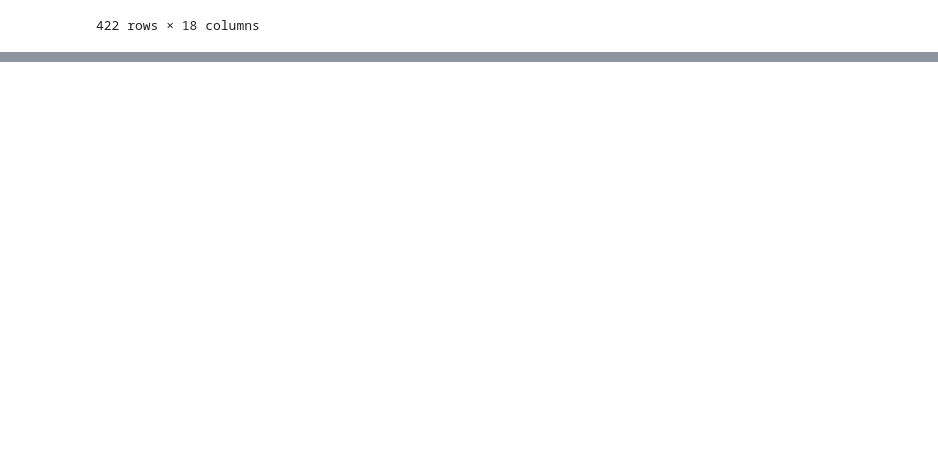
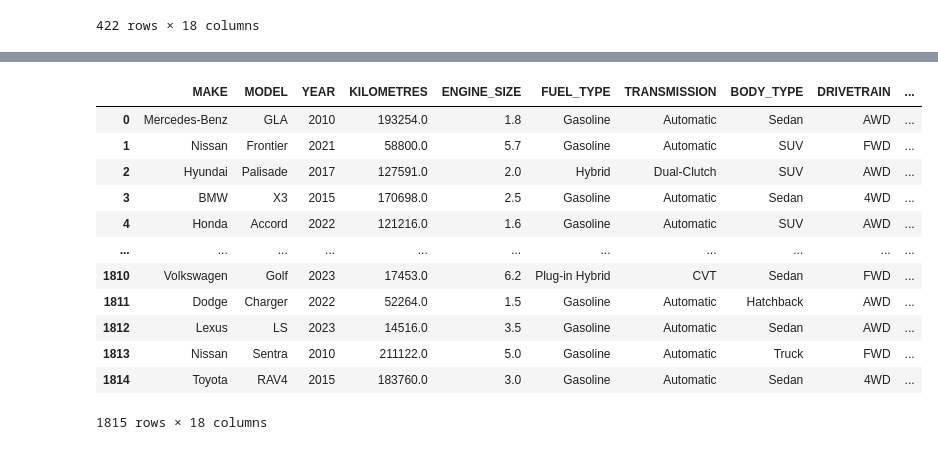
Before and after one commit to jaswanth424/MachineLearning, a Jupyter notebook: CarSalePrediction.ipynb, the cells around one changed output, grey strips where cells are left out. Saved outputs shown, nothing was run; the diff lists cells and outputs as text; code cells hidden in the pictures; blank space fills up the shorter version.

```diff
--- a/CarSalePrediction.ipynb
+++ b/CarSalePrediction.ipynb
@@ -71,3 +78,26 @@ df[df.isna().any(axis=1)]
 | 1799 | Mercedes-Benz | S-Class | 2011 | 189710.0 | 2.5 | Gasoline | Automatic | Wagon | AWD | ... |
 | 1801 | Hyundai | Sonata | 2020 | 75686.0 | 1.8 | Gasoline | Automatic | Sedan | FWD | ... |
 422 rows × 18 columns
+# %%
+# Make a copy of the dataframe
+df_cleaned = df.copy()
+
+# Identify numerical and categorical columns
+num_cols = df_cleaned.select_dtypes(include=['float64', 'int64']).columns
+cat_cols = df_cleaned.select_dtypes(include=['object', 'category']).columns
+
+# Impute numerical columns with their median
+for col in num_cols:
+    if df_cleaned[col].isnull().any():
+        median_val = df_cleaned[col].median()
+        df_cleaned[col] = df_cleaned[col].fillna(median_val)
+
+# Impute categorical columns with their mode
+for col in cat_cols:
+    if df_cleaned[col].isnull().any():
+        mode_val = df_cleaned[col].mode()[0]
+        df_cleaned[col] = df_cleaned[col].fillna(mode_val)
+
+# Verify that there are no remaining missing values
+print("Remaining missing values:")
+print(df_cleaned.isnull().sum())
@@ -73,0 +125,16 @@ df[df.isna().any(axis=1)]
+# %%
+display(df_cleaned)
+# %% [output]
+|  | MAKE | MODEL | YEAR | KILOMETRES | ENGINE_SIZE | FUEL_TYPE | TRANSMISSION | BODY_TYPE | DRIVETRAIN | ... |
+| 0 | Mercedes-Benz | GLA | 2010 | 193254.0 | 1.8 | Gasoline | Automatic | Sedan | AWD | ... |
+| 1 | Nissan | Frontier | 2021 | 58800.0 | 5.7 | Gasoline | Automatic | SUV | FWD | ... |
+| 2 | Hyundai | Palisade | 2017 | 127591.0 | 2.0 | Hybrid | Dual-Clutch | SUV | AWD | ... |
+| 3 | BMW | X3 | 2015 | 170698.0 | 2.5 | Gasoline | Automatic | Sedan | 4WD | ... |
+| 4 | Honda | Accord | 2022 | 121216.0 | 1.6 | Gasoline | Automatic | SUV | AWD | ... |
+| ... | ... | ... | ... | ... | ... | ... | ... | ... | ... | ... |
+| 1810 | Volkswagen | Golf | 2023 | 17453.0 | 6.2 | Plug-in Hybrid | CVT | Sedan | FWD | ... |
+| 1811 | Dodge | Charger | 2022 | 52264.0 | 1.5 | Gasoline | Automatic | Hatchback | AWD | ... |
+| 1812 | Lexus | LS | 2023 | 14516.0 | 3.5 | Gasoline | Automatic | Sedan | AWD | ... |
+| 1813 | Nissan | Sentra | 2010 | 211122.0 | 5.0 | Gasoline | Automatic | Truck | FWD | ... |
+| 1814 | Toyota | RAV4 | 2015 | 183760.0 | 3.0 | Gasoline | Automatic | Sedan | 4WD | ... |
+1815 rows × 18 columns
```
Also changed, not shown: parts of 5 cells of this notebook.
